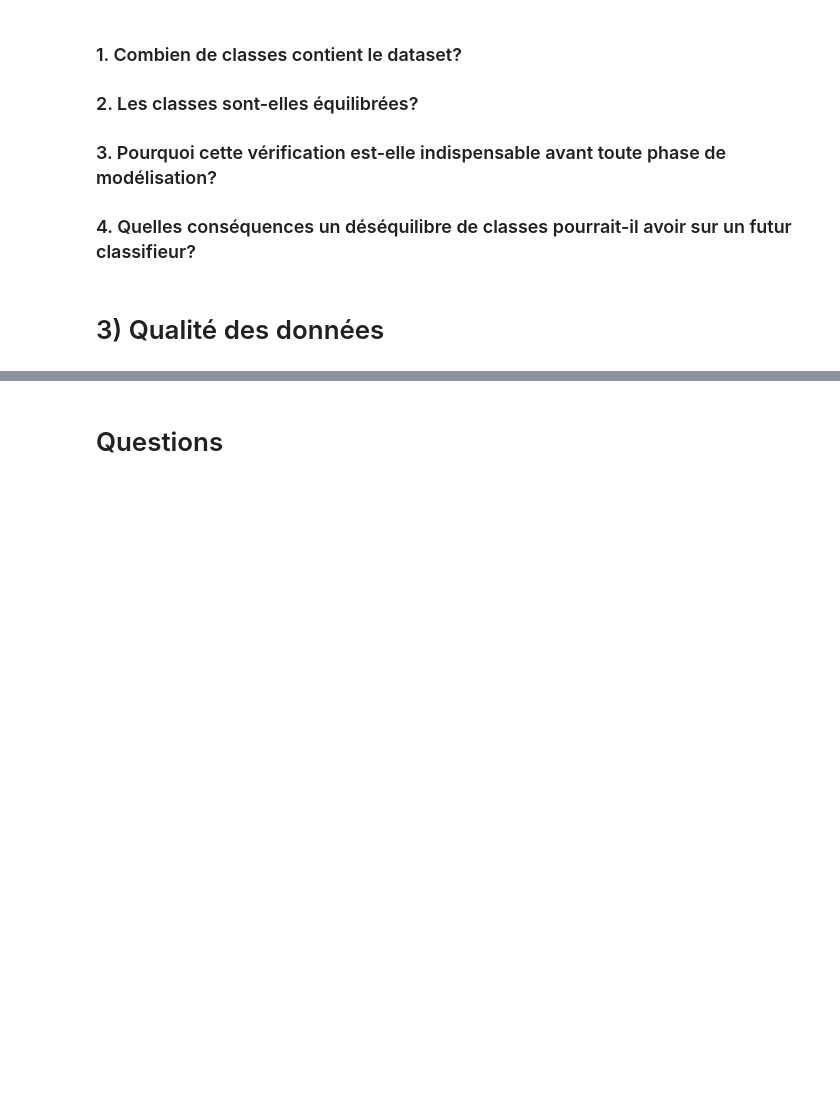
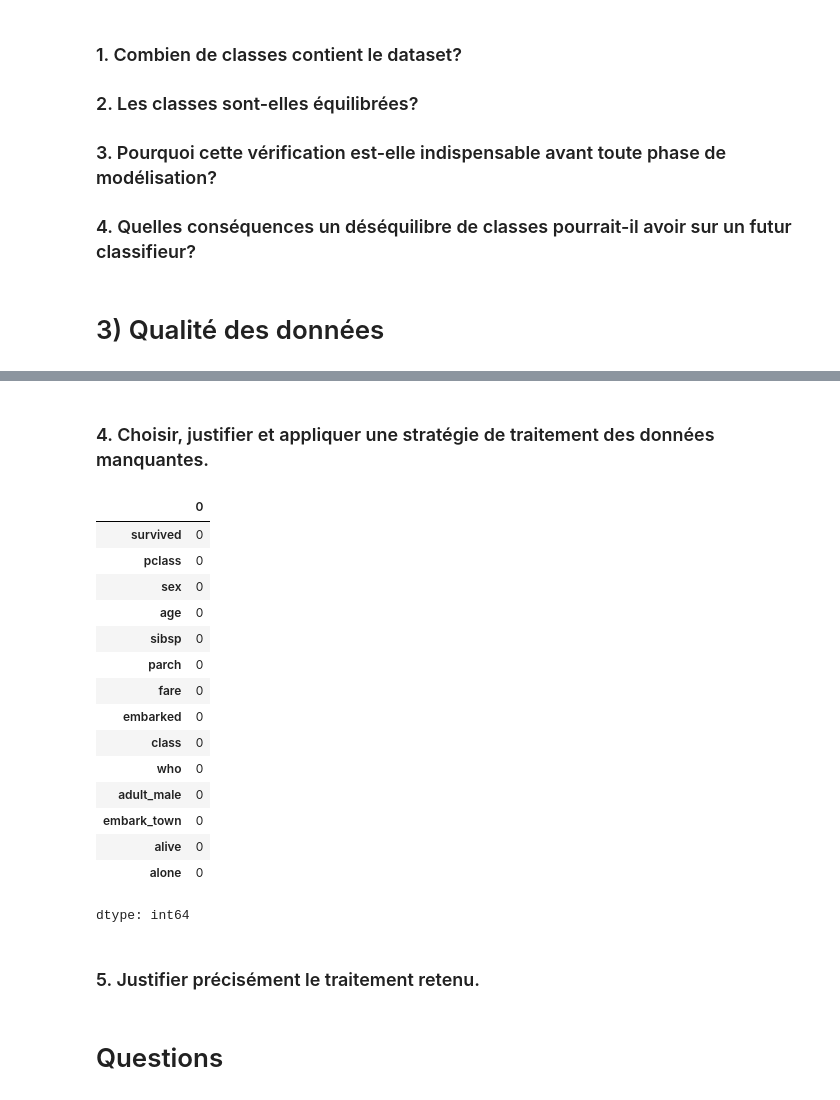
Before and after one commit to SauSauN/Data_Nelly_Academic_Project, a Jupyter notebook: Data_viz_tp2.ipynb, the cells around one changed output, grey strips where cells are left out. Cells and saved outputs as stored; diff of their text form; code cells hidden in the pictures; blank space fills up the shorter version.

```diff
--- a/Data_viz_tp2.ipynb
+++ b/Data_viz_tp2.ipynb
@@ -149,2 +184,38 @@ Passing `palette` without assigning `hue` is deprecated and will be removed in v
+# %% [markdown]
+### 4. Choisir, justifier et appliquer une stratégie de traitement des données manquantes.
+# %%
+# Imputation age par médiane par groupe 'sex'
+df['age'] = df.groupby('sex')['age'].transform(lambda x: x.fillna(x.median()))
+
+# Imputation embarked et embark_town par mode
+mode_embarked = df['embarked'].mode()[0]
+df['embarked'] = df['embarked'].fillna(mode_embarked)
+
+mode_embark_town = df['embark_town'].mode()[0]
+df['embark_town'] = df['embark_town'].fillna(mode_embark_town)
+
+# Suppression de la colonne deck
+df = df.drop(columns=['deck'])
+
+df.isnull().sum()
+# %% [output]
+|  | 0 |
+| survived | 0 |
+| pclass | 0 |
+| sex | 0 |
+| age | 0 |
+| sibsp | 0 |
+| parch | 0 |
+| fare | 0 |
+| embarked | 0 |
+| class | 0 |
+| who | 0 |
+| adult_male | 0 |
+| embark_town | 0 |
+| alive | 0 |
+| alone | 0 |
+dtype: int64
+# %% [markdown]
+### 5. Justifier précisément le traitement retenu.
 # %% [markdown]
 # Questions
```
Also changed, not shown: parts of 8 cells of this notebook.
